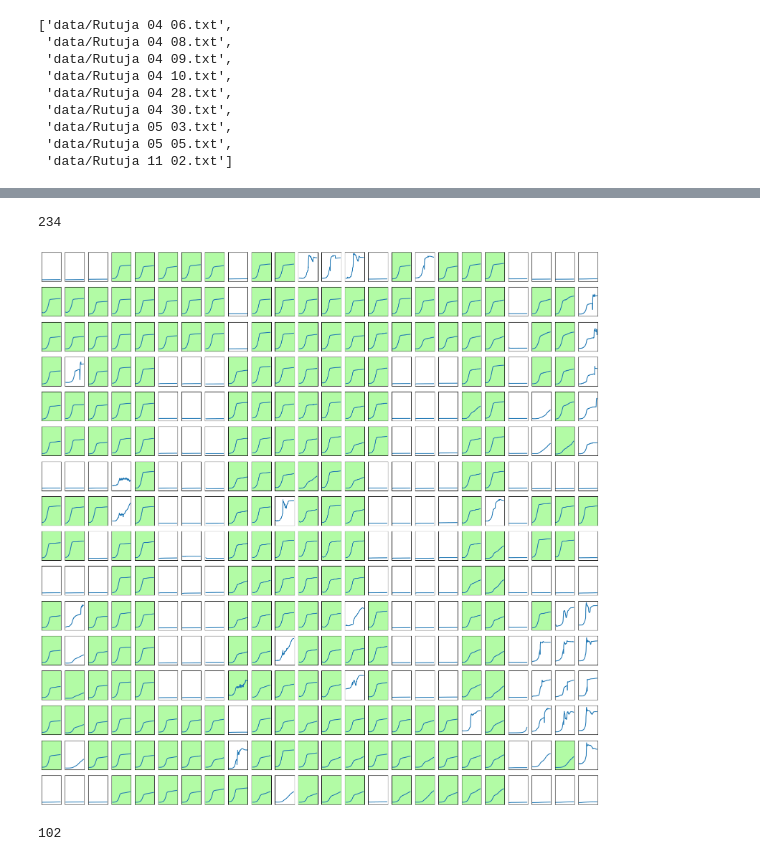
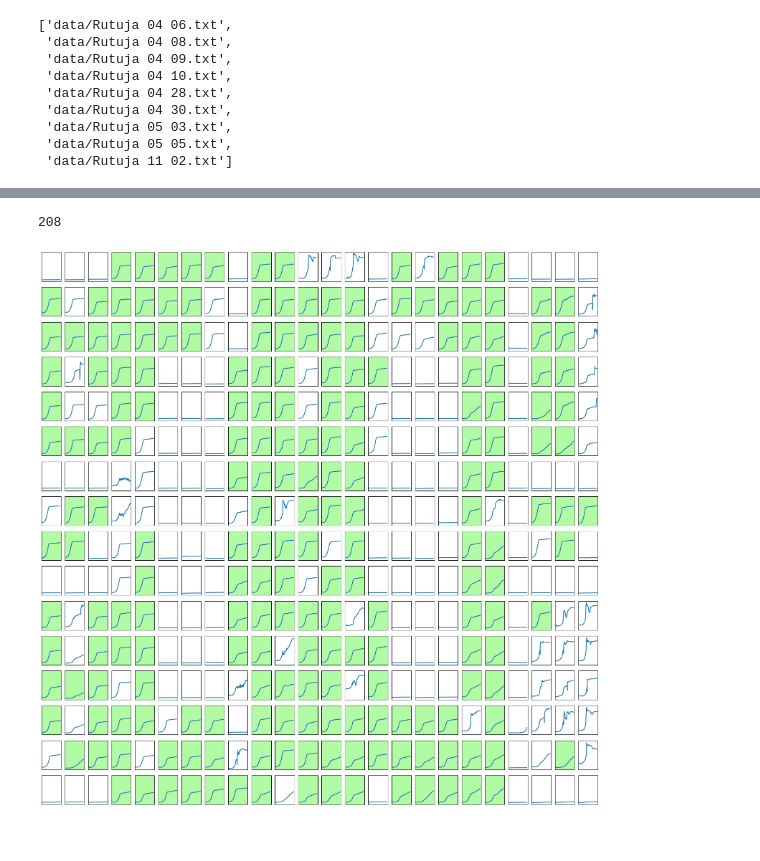
Before and after one commit to rutuja-gupte/sharp-pombe-fitness, a Jupyter notebook: Plotting Plates.ipynb, the cells around one changed output, grey strips where cells are left out. Cells and saved outputs as stored; diff of their text form; code cells hidden in the pictures.

```diff
--- a/Plotting Plates.ipynb
+++ b/Plotting Plates.ipynb
@@ -76,12 +76,20 @@ files
  'data/Rutuja 05 05.txt',
  'data/Rutuja 11 02.txt']
 # %%
-df1 = load_df(files[4])
+df1 = load_df(files[0])
+print(files[0])
+df2 = load_df(files[1])
+print(files[1])
+df3 = load_df(files[2])
+print(files[2])
+df4 = load_df(files[3])
+print(files[3])
+df5 = load_df(files[4])
 print(files[4])
-df2 = load_df(files[5])
+df6 = load_df(files[5])
 print(files[5])
-df3 = load_df(files[7])
+df7 = load_df(files[6])
+print(files[6])
+df8 = load_df(files[7])
 print(files[7])
-df4 = load_df(files[8])
-print(files[8])
 # %% [output]
@@ -148,24 +137,11 @@ graph_df(df3, l)
 # %%
-string = '''
-    "B1"  "C1"  "D1"  "E1"  "F1"  "H1"  "I1"  "K1"  "L1"  "M1"  "N1"  "O1"  "B2"  "C2"  "E2"  "F2"  "H2"  "I2"  "M2"  "N2"  "B3"
-  "C3"  "D3"  "E3"  "F3"  "H3"  "K3"  "L3"  "M3"  "N3"  "O3"  "A4"  "B4"  "C4"  "D4"  "E4"  "F4"  "I4"  "J4"  "K4"  "L4"  "M4"
- "N4"  "O4"  "P4"  "A5"  "B5"  "C5"  "D5"  "E5"  "F5"  "G5"  "H5"  "I5"  "J5"  "K5"  "L5"  "M5"  "N5"  "O5"  "P5"  "A6"  "B6"
- "C6"  "N6"  "O6"  "P6"  "A7"  "B7"  "C7"  "N7"  "O7"  "P7"  "A8"  "B8"  "C8"  "N8"  "O8"  "P8"  "D9"  "E9"  "F9"  "G9"  "H9"
- "I9"  "J9"  "K9"  "L9"  "M9"  "P9"  "A10" "B10" "C10" "D10" "E10" "F10" "G10" "H10" "I10" "J10" "K10" "L10" "M10" "N10" "O10"
- "P10" "A11" "B11" "C11" "D11" "E11" "F11" "G11" "I11" "J11" "K11" "M11" "N11" "O11" "B12" "C12" "D12" "E12" "F12" "G12" "H12"
- "I12" "J12" "K12" "L12" "M12" "N12" "O12" "P12" "B13" "C13" "D13" "E13" "F13" "G13" "H13" "I13" "J13" "K13" "L13" "M13" "N13"
- "O13" "P13" "B14" "C14" "D14" "E14" "F14" "G14" "H14" "I14" "J14" "L14" "N14" "O14" "P14" "B15" "C15" "D15" "E15" "F15" "K15"
- "L15" "M15" "N15" "O15" "A16" "B16" "C16" "N16" "O16" "P16" "B17" "C17" "N17" "O17" "P17" "A18" "B18" "C18" "N18" "O18" "P18"
-"A19" "B19" "C19" "D19" "E19" "F19" "G19" "H19" "I19" "J19" "K19" "L19" "M19" "O19" "P19" "A20" "B20" "C20" "D20" "E20" "F20"
- "G20" "I20" "J20" "K20" "L20" "M20" "N20" "O20" "P20" "B22" "C22" "D22" "H22" "I22" "K22" "B23" "C23" "D23" "E23" "F23" "H23"
- "I23" "O23" "H24"
- '''
-l = string.replace('"', "").split()
-l = list(set(l))
-len(l)
+string4 = "B1 C1 D1 E1 F1 I1 K1 L1 M1 N1 C2 F2 H2 I2 M2 O2 B3 C3 D3 F3 H3 K3 L3 M3 N3 O3 A4 B4 C4 D4 E4 F4 K4 L4 N4 O4 P4 A5 B5 C5 D5 E5 I5 J5 K5 L5 M5 N5 P5 A6 B6 C6 O6 P6 A7 B7 C7 N7 O7 P7 A8 N8 O8 P8 D9 E9 F9 G9 I9 J9 K9 L9 P9 A10 B10 C10 D10 E10 F10 G10 H10 I10 J10 K10 L10 M10 N10 O10 P10 A11 B11 C11 D11 E11 F11 G11 I11 J11 K11 M11 N11 O11 B12 C12 F12 G12 H12 I12 K12 L12 M12 N12 O12 P12 B13 C13 D13 E13 F13 G13 H13 J13 K13 L13 M13 N13 O13 P13 B14 C14 D14 E14 F14 G14 H14 I14 J14 L14 N14 O14 P14 D15 K15 L15 M15 N15 O15 A16 B16 N16 O16 P16 B17 N17 O17 P17 A18 B18 C18 N18 O18 P18 A19 B19 C19 D19 E19 F19 G19 H19 I19 J19 K19 L19 M19 O19 P19 A20 B20 C20 D20 E20 F20 G20 I20 J20 K20 L20 M20 N20 O20 P20 B22 C22 D22 E22 F22 H22 K22 B23 C23 D23 E23 F23 H23 I23 O23 H24"
+l4 = string4.split()
+l4 = list(set(l4))
+len(l4)
 # %% [output]
-234
+208
 # %%
-graph_df(df4, l)
+graph_df(df4, l4)
 # %% [output]
-[figure, old version]
+[figure, new version]
@@ -185,4 +147,0 @@ l = list(set(l))
-# %%
-len(l)
-# %% [output]
-102
```
Also changed, not shown: parts of 38 cells of this notebook, 25 other files.
